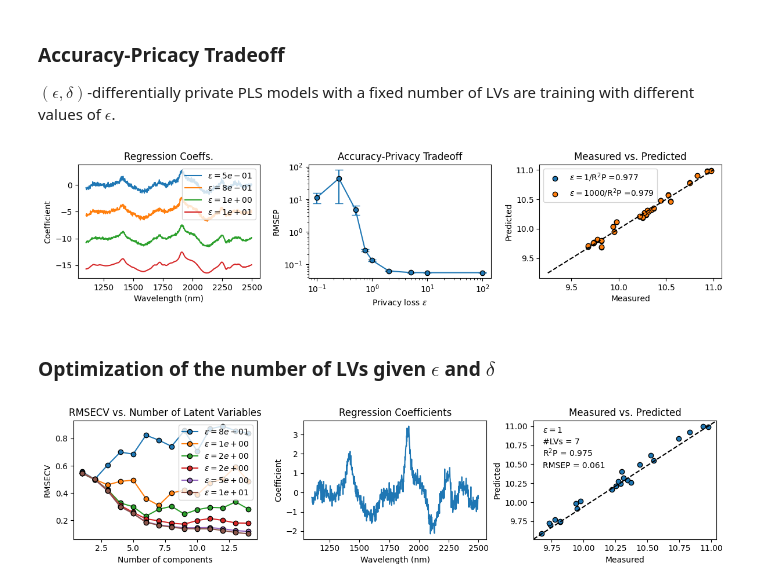
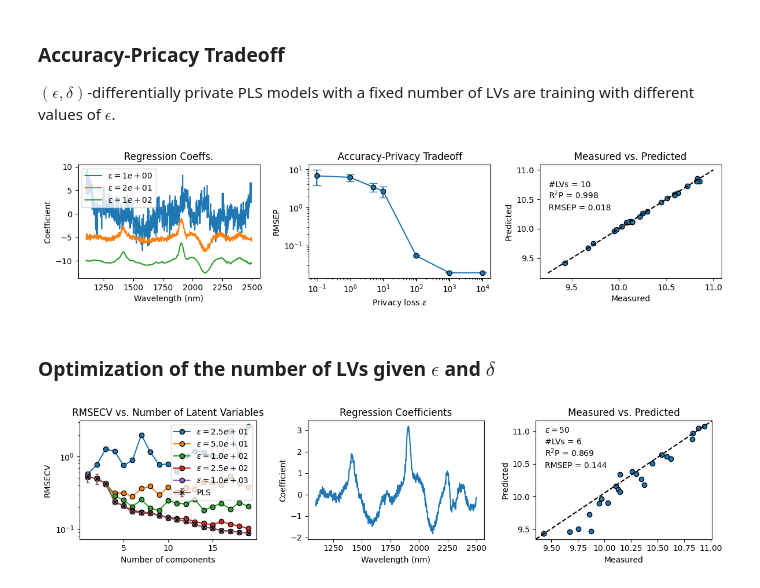
Before and after one commit to B-Analytics/di-PLS, a Jupyter notebook: notebooks/demo_edPLS.ipynb, the cells around one changed output. Drawn from its saved outputs; the diff is of its cells as text; code cells hidden in the pictures.

Commit message:
Sensitivity calculations, docs and edPLS demo updated, tests passed.

```diff
--- a/notebooks/demo_edPLS.ipynb
+++ b/notebooks/demo_edPLS.ipynb
@@ -38,9 +61,9 @@ wn = data['m5spec'][0][0][9][1][0][0]
 $(\epsilon, \delta)$-differentially private PLS models with a fixed number of LVs are training with different values of $\epsilon$.
 # %%
 # Preliminaries
-eps = [0.5, 0.75, 1, 10]                # epsilon values
-bo = 0                                  # baseline offset for plotting
-ncomps=5                                # number of components
+eps = [1, 25, 100]                             # epsilon values
+bo = 0                                         # baseline offset for plotting
+ncomps=10                                      # number of components
 
 # Result arrays
 EPS=[]
@@ -64,7 +87,7 @@ for i in eps:
     plt.plot(wn, m.coef_ + bo)
 
     EPS.append(f'$\epsilon = {i:.0e}$')
-    bo += -5
+    bo -= 5
 
 plt.legend(EPS)
 plt.xlabel('Wavelength (nm)')
@@ -77,7 +100,7 @@ plt.subplot(132)
 # Define the number of repetitions
 num_repetitions = 100
 
-eps = [0.1, 0.25, 0.5, 0.75, 1, 2, 5, 10, 100]
+eps = [0.1, 1, 5, 10, 100, 1000, 10000]
 
 # Initialize arrays to store results
 rmsep_results = np.zeros((num_repetitions, len(eps)))
@@ -90,7 +113,6 @@ for rep in range(num_repetitions):
     X_train, X_test, y_train, y_test = train_test_split(X, y, test_size=0.3)
 
     RMSEP = []
-    YVAR = []
     for i, epsilon in enumerate(eps):
         m = EDPLS(ncomps, epsilon=epsilon, delta=0.05)
         m.fit(X_train, y_train)
@@ -100,68 +122,61 @@ for rep in range(num_repetitions):
         rmsep = np.sqrt(rmse(y_test, ypred))
         RMSEP.append(rmsep)
 
-        # Compute Explained Variance
-        T = (X_train - X_train.mean(axis=0)) @ (m.x_weights_ @ np.linalg.inv(m.x_loadings_.T @ m.x_weights_))
-        xvar = 1 - np.linalg.norm(m.y_residuals_)**2 / np.linalg.norm(m.y_ - m.y_mean_)**2
-        YVAR.append(xvar)
-
     # Store results for this repetition
     rmsep_results[rep, :] = RMSEP
-    yvar_results[rep, :] = YVAR
 
 # Compute means and standard errors
 rmsep_mean = np.mean(rmsep_results, axis=0)
 rmsep_std = np.std(rmsep_results, axis=0) / np.sqrt(num_repetitions)
-xvar_mean = np.mean(yvar_results, axis=0)
-xvar_std = np.std(yvar_results, axis=0) / np.sqrt(num_repetitions)
 
 # Plot the results
 default_colors = plt.rcParams['axes.prop_cycle'].by_key()['color']
 blue = default_colors[0]
 orange = default_colors[1]
 
 # Plot RMSEP
 r = plt.errorbar(eps, rmsep_mean, yerr=rmsep_std, fmt='o-', capsize=5, label='RMSEP', color=blue, mec='k')
 #r = plt.plot(eps, rmsep_mean, 'o-', label='RMSEP', color=blue, mec='k')
 plt.xlabel('Privacy loss $\epsilon$')
 plt.ylabel('RMSEP')
 plt.title('RMSEP vs. $\epsilon$')
 plt.semilogx()
 plt.semilogy()
 plt.title('Accuracy-Privacy Tradeoff')
 
 
-### True vs Predicted at epsilon = 1 and 1000
+### True vs Predicted (PLS baseline)
 plt.subplot(133)
-epsilon = 1
-m = EDPLS(ncomps, epsilon=epsilon, delta=0.05)
-m.fit(X_train, y_train)
-ypred = m.predict(X_test)
-plt.scatter(y_test, ypred, edgecolors='k', label=f'$\epsilon={epsilon}$/R$^2$P =' + str(np.round(r2_score(y_test, ypred),3)))
 
-epsilon = 1000
-m = EDPLS(ncomps, epsilon=epsilon, delta=0.05)
-m.fit(X_train, y_train)
-ypred = m.predict(X_test)
-plt.scatter(y_test, ypred, edgecolors='k', label=f'$\epsilon={epsilon}$/R$^2$P =' + str(np.round(r2_score(y_test, ypred),3)))
+pls = PLSRegression(n_components=ncomps, scale=False)
+pls.fit(X_train, y_train)
+ypred = pls.predict(X_test)
+plt.scatter(y_test, ypred, edgecolors='k', label='PLS/' + f'R2P =' + str(np.round(r2_score(y_test, ypred),3)))
+
 # Compute R2 score
-plt.legend()
+r2p = r2_score(y_test, ypred)
+rmsep = np.sqrt(rmse(y_test, ypred))
+
+# Annotate the plot
+plt.annotate(f'#LVs = {ncomps}', (0.05, 0.8), xycoords='axes fraction')
+plt.annotate(f'R$^2$P = {r2p:.3f}', (0.05, 0.7), xycoords='axes fraction')
+plt.annotate(f'RMSEP = {rmsep:.3f}', (0.05, 0.6), xycoords='axes fraction')
 
 plt.plot([9.25, 11], [9.25, 11], 'k--')
 plt.xlabel('Measured')
 plt.ylabel('Predicted')
 plt.title('Measured vs. Predicted')
 
 plt.tight_layout()
 
 plt.show()
 # %% [output]
-[figure, old version]
+[figure, new version]
 # %% [markdown]
 ### Optimization of the number of LVs given $\epsilon$ and $\delta$
 # %%
 # Define the range of epsilon values
-epsilon_values = [0.75, 1, 1.5, 2.5, 5, 10]
+epsilon_values = [25, 50, 100, 250, 1000]
 
 results = {}
 
@@ -169,7 +184,7 @@ model = EDPLS(8, epsilon=1, delta=0.05)
 
 # Define the parameter grid
 param_grid = {
-    'A': np.arange(1, 15)
+    'A': np.arange(1, 20)
 }
 
 plt.figure(figsize=(12, 3))
@@ -194,23 +209,41 @@ for epsilon in epsilon_values:
     }
 
 
+# Plot results
 for epsilon in epsilon_values:
     mean_rmse = np.sqrt(-results[epsilon]['mean_test_score'])
     std_rmse = results[epsilon]['std_test_score']
-    epsilon_sci = "{:.0e}".format(epsilon)
+    epsilon_sci = "{:.1e}".format(epsilon)
     #plt.errorbar(results[epsilon]['param_A'], mean_rmse, yerr=std_rmse, fmt='o-', label=f'$\epsilon = {epsilon_sci}$', capsize=2.5, mec='k')
     plt.plot(results[epsilon]['param_A'], mean_rmse, 'o-', label=f'$\epsilon = {epsilon_sci}$', mec='k')
 
+# Compare with PLS
+param_grid = {
+    'n_components': np.arange(1, 20)
+}
+
+pls = GridSearchCV(PLSRegression(scale=False), param_grid, cv=10, scoring='neg_root_mean_squared_error')
+pls.fit(X_train, y_train)
+
+# Store the results
+results_pls = {
+    'param_n_components': pls.cv_results_['param_n_components'],
+    'mean_test_score': pls.cv_results_['mean_test_score'],
+    'std_test_score': pls.cv_results_['std_test_score']
+}
+mean_rmse = np.sqrt(-results_pls['mean_test_score'])
+std_rmse = results_pls['std_test_score']
+plt.errorbar(results_pls['param_n_components'], mean_rmse, yerr=std_rmse, fmt='x-', capsize=2.5, mec='k', label='PLS')
 
 plt.xlabel('Number of components')
 plt.ylabel('RMSECV')
-#plt.semilogy()
+plt.semilogy()
 plt.title('RMSECV vs. Number of Latent Variables')
 plt.legend(loc='upper right')
 
-### EDPLS model with epsilon = 1 and 7 components
-epsilon = 1
-ncomps = 7
+### EDPLS model with epsilon = 100
+epsilon = 50
+ncomps =  int(np.where(-results[epsilon]['mean_test_score'] == np.min(-results[epsilon]['mean_test_score']))[0] + 1)
 
 m = EDPLS(ncomps, epsilon=epsilon, delta=0.05)
 m.fit(X_train, y_train)
@@ -244,4 +277,4 @@ plt.ylabel('Predicted')
 plt.title('Measured vs. Predicted')
 plt.tight_layout()
 # %% [output]
-[figure, old version]
+[figure, new version]
```
Also changed, not shown: parts of 6 cells of this notebook, 11 other files.
